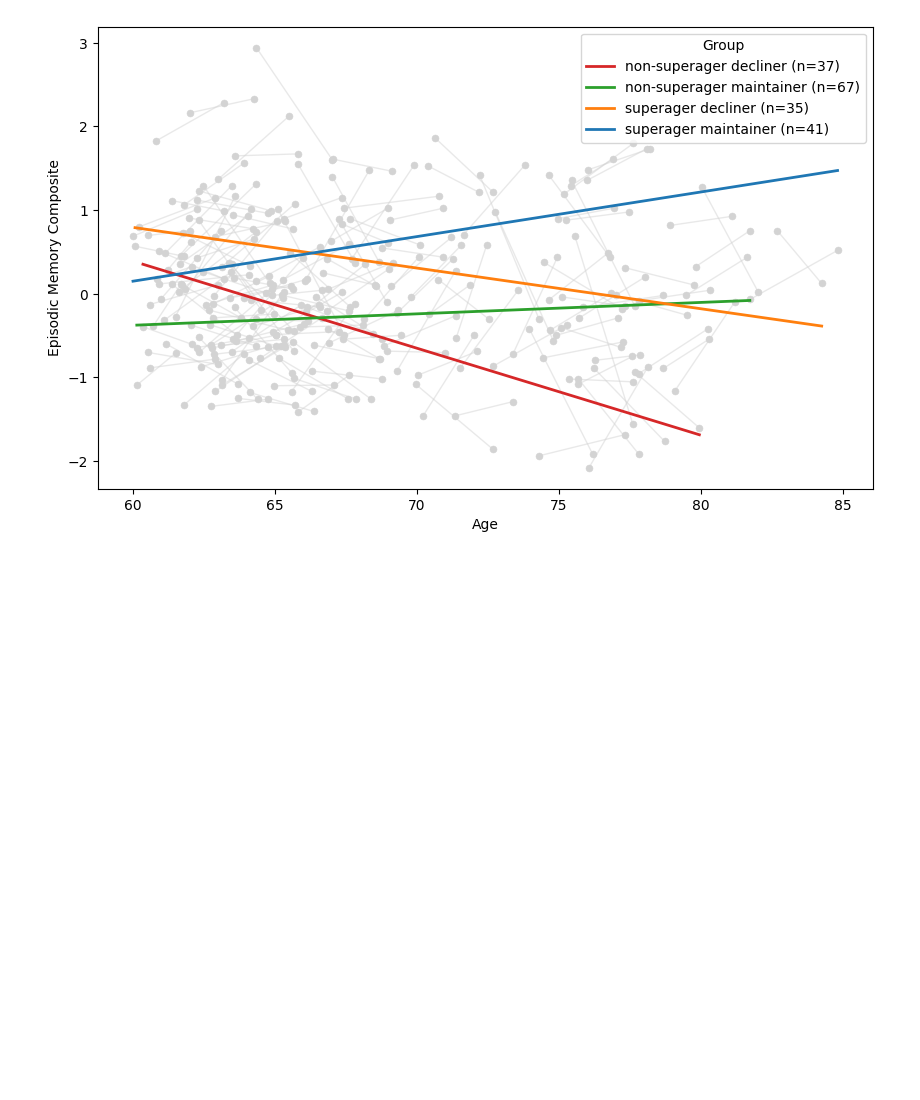
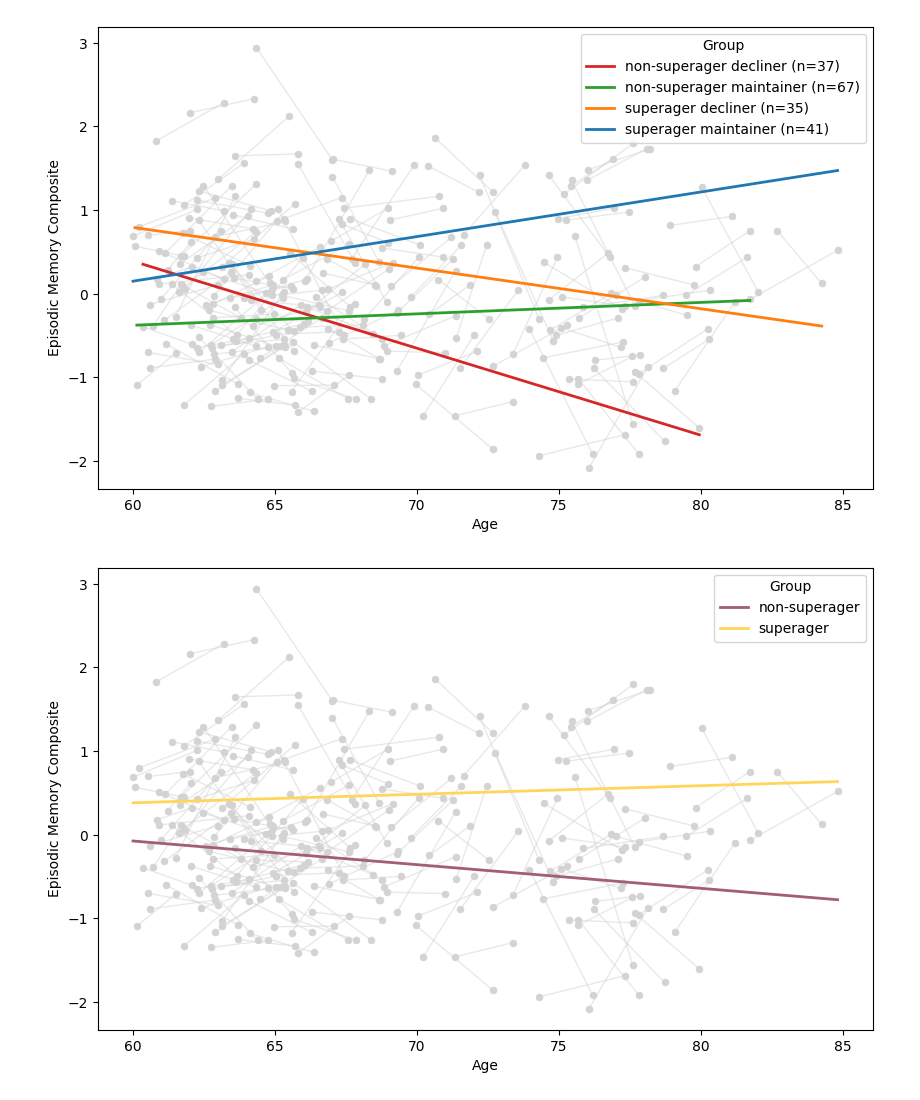
Before and after one commit to rachmorse/superagers, a Jupyter notebook: analysis.ipynb, the cells around one changed output. Cells and saved outputs as stored; diff of their text form; code cells hidden in the pictures; blank space fills up the shorter version.

```diff
--- a/analysis.ipynb
+++ b/analysis.ipynb
@@ -246,3 +272,55 @@ plt.legend(handles=handles, labels=counts, title="Group", loc="upper right")
 plt.show()
 # %% [output]
 [figure]
+# %%
+# Simulating the `data_long` DataFrame similarly to the working example
+data_long = pd.DataFrame({
+    "id": np.repeat(data["id"].values, 2),
+    "age": data[["w1_age", "w2_age"]].values.flatten(),
+    "memory": data[["w1_memory", "w2_memory"]].values.flatten(),
+    "superager": np.repeat(data["superager"].values, 2),
+    "superager_maintainer": np.repeat(data["superager_maintainer"].values, 2),
+})
+
+# Map superager values to strings
+data_long['superager'] = data_long['superager'].astype(str).map({"0": "non-superager", "1": "superager"})
+
+# Fit the mixed-effects model
+model = MixedLM.from_formula("memory ~ age * superager", groups="id", data=data_long)
+result = model.fit()
+
+# Create the plot
+plt.figure(figsize=(10, 6))
+
+# Define colors for each superager group
+palette = {
+    "non-superager": "#A35C7A",
+    "superager": "#FFD65A"
+}
+
+# Plot individual trajectories in light gray
+for id in data_long["id"].unique():
+    subset = data_long[data_long["id"] == id]
+    sns.lineplot(data=subset, x="age", y="memory", color="lightgray", linewidth=1, alpha=0.5)
+
+# Add scatter points for each participant
+sns.scatterplot(data=data_long, x="age", y="memory", color="lightgray", s=25, edgecolor="lightgray")
+
+# Generate smooth lines for each superager group
+age_range = np.linspace(data_long["age"].min(), data_long["age"].max(), 100)
+
+for group in data_long["superager"].unique():
+    group_data = pd.DataFrame({
+        "age": age_range,
+        "superager": group
+    })
+    group_line = result.predict(group_data)
+    sns.lineplot(x=age_range, y=group_line, label=group, color=palette[group], linewidth=2)
+
+# Customize the plot
+plt.xlabel("Age")
+plt.ylabel("Episodic Memory Composite")
+plt.legend(title="Group", loc="upper right")
+plt.show()
+# %% [output]
+[figure, added]
```
Also changed, not shown: parts of 6 cells of this notebook, 8 other files.
